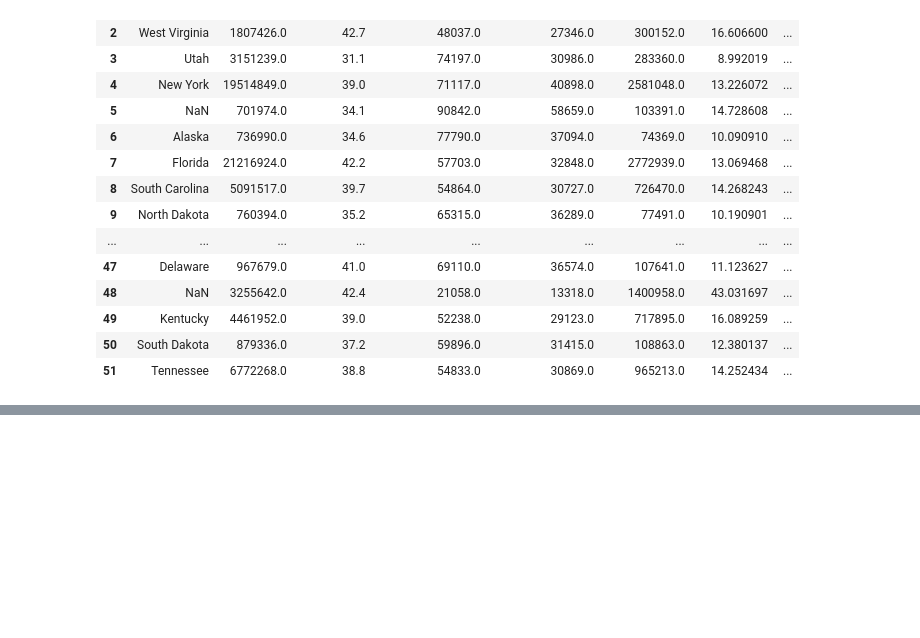
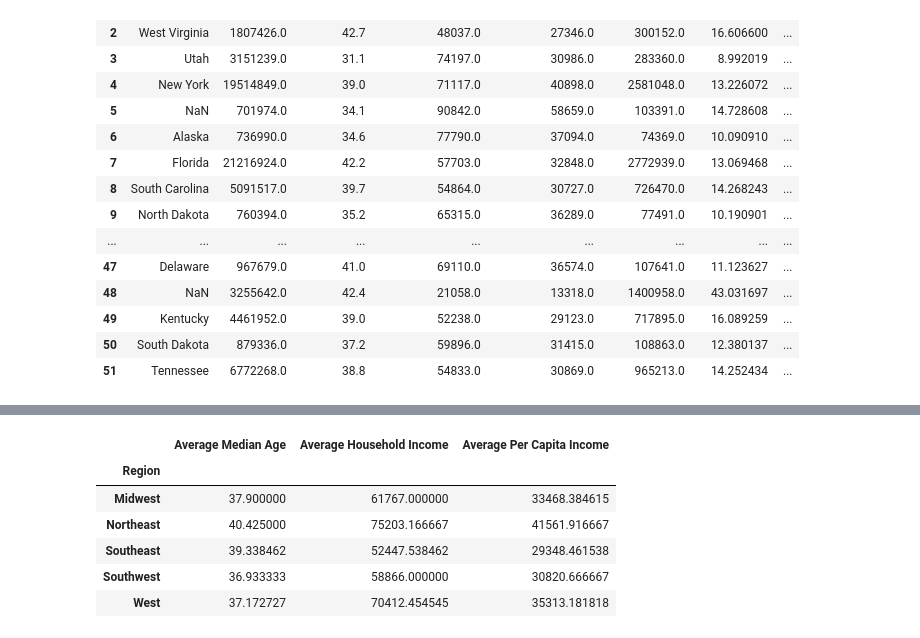
Before and after one commit to raniljoshua/Data-Analysis-Bootcamp_Project-1, a Jupyter notebook: census_data.ipynb, the cells around one changed output, grey strips where cells are left out. Saved outputs shown, nothing was run; the diff lists cells and outputs as text; code cells hidden in the pictures; blank space fills up the shorter version.

```diff
--- a/census_data.ipynb
+++ b/census_data.ipynb
@@ -169,0 +207,17 @@ census_pd
+# %%
+# Create new dataframe for averages in regions
+region_averages_df = pd.DataFrame({
+    "Average Median Age": age_by_region,
+    "Average Household Income": income_by_region,
+    "Average Per Capita Income": per_capita_income_by_region
+                                })
+
+region_averages_df
+# %% [output]
+|  | Average Median Age | Average Household Income | Average Per Capita Income |
+| Region |  |  |  |
+| Midwest | 37.900000 | 61767.000000 | 33468.384615 |
+| Northeast | 40.425000 | 75203.166667 | 41561.916667 |
+| Southeast | 39.338462 | 52447.538462 | 29348.461538 |
+| Southwest | 36.933333 | 58866.000000 | 30820.666667 |
+| West | 37.172727 | 70412.454545 | 35313.181818 |
```
Also changed, not shown: parts of 7 cells of this notebook.
